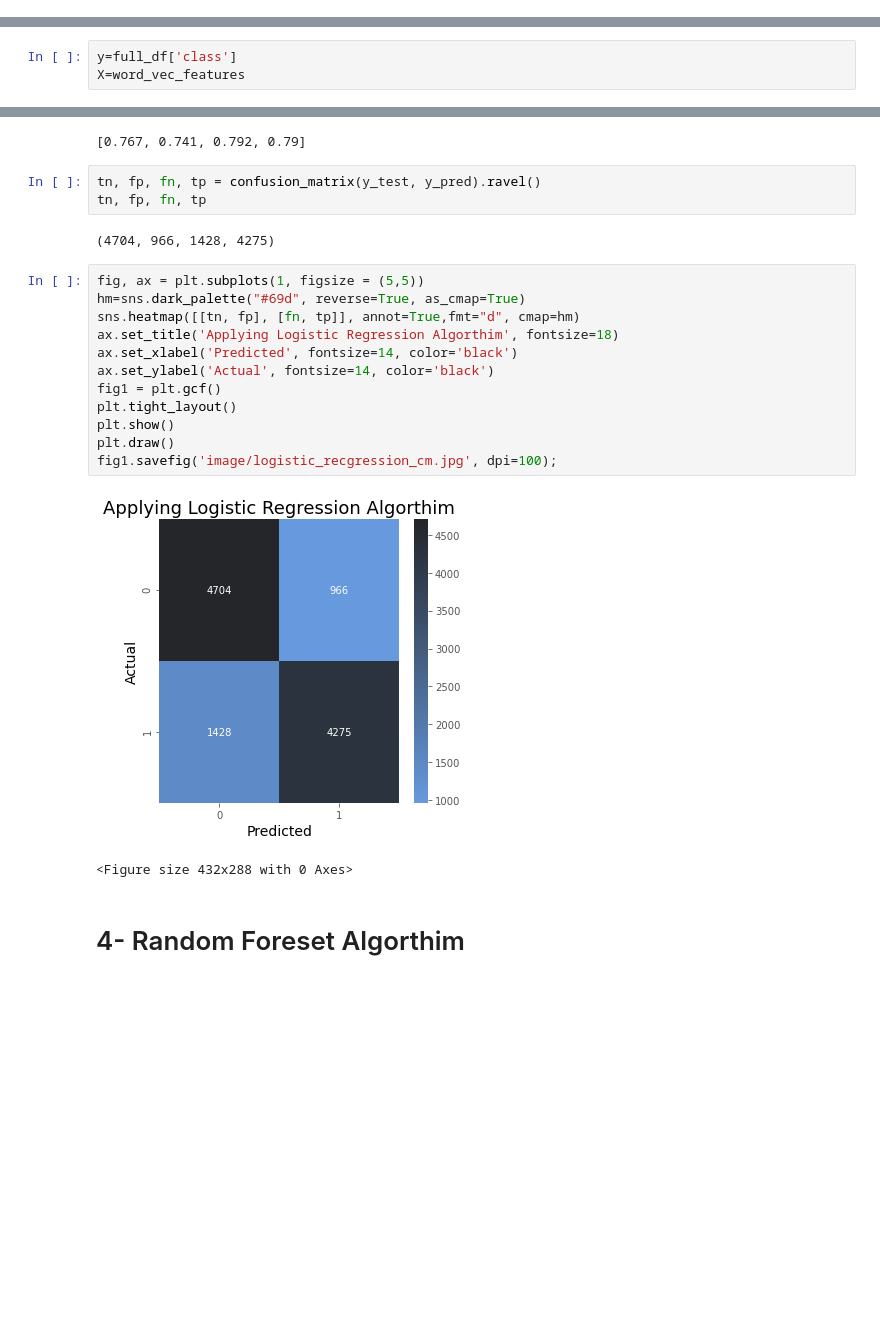
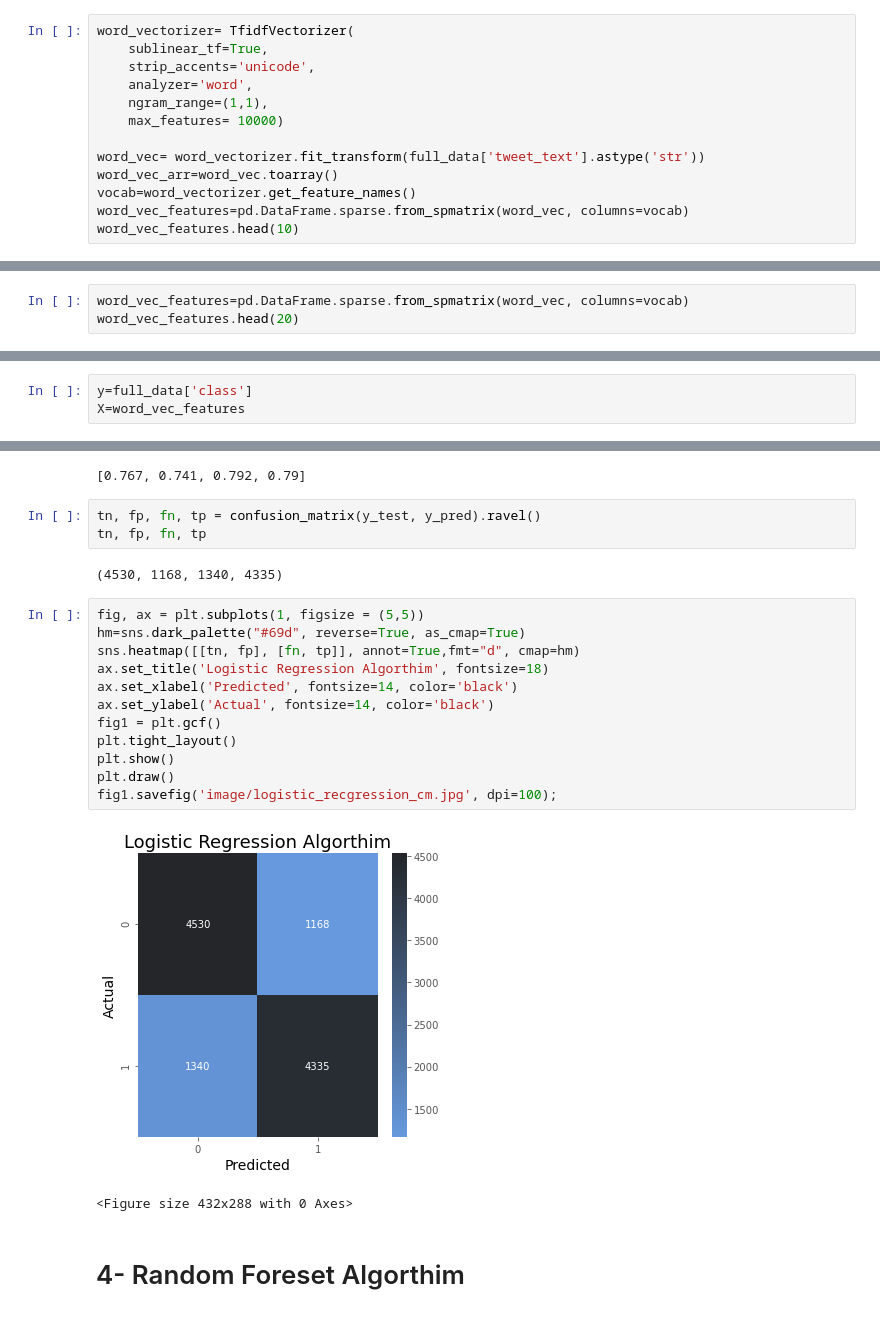
Before and after one commit to marwahfaraj/Arabic-twittes-sentiment-analysis, a Jupyter notebook: capstone2.ipynb, the cells around one changed output, grey strips where cells are left out. Saved outputs shown, nothing was run; the diff lists cells and outputs as text; blank space fills up the shorter version.

```diff
--- a/capstone2.ipynb
+++ b/capstone2.ipynb
@@ -761,0 +731,13 @@ word_vec_features.head(10)
+# %%
+word_vectorizer= TfidfVectorizer(
+    sublinear_tf=True,
+    strip_accents='unicode',
+    analyzer='word',
+    ngram_range=(1,1),
+    max_features= 10000)
+
+word_vec= word_vectorizer.fit_transform(full_data['tweet_text'].astype('str'))
+word_vec_arr=word_vec.toarray()
+vocab=word_vectorizer.get_feature_names()
+word_vec_features=pd.DataFrame.sparse.from_spmatrix(word_vec, columns=vocab)
+word_vec_features.head(10)
@@ -761,0 +757,3 @@ word_vec_features.head(10)
+# %%
+word_vec_features=pd.DataFrame.sparse.from_spmatrix(word_vec, columns=vocab)
+word_vec_features.head(20)
@@ -772,7 +789,7 @@ type(word_vectorizer)
 # %% [output]
 sklearn.feature_extraction.text.TfidfVectorizer
 # %%
-y=full_df['class']
+y=full_data['class']
 X=word_vec_features
 # %%
 X.shape, y.shape
@@ -879,21 +913,21 @@ scores
 tn, fp, fn, tp = confusion_matrix(y_test, y_pred).ravel()
 tn, fp, fn, tp
 # %% [output]
-(4704, 966, 1428, 4275)
+(4530, 1168, 1340, 4335)
 # %%
 fig, ax = plt.subplots(1, figsize = (5,5))
 hm=sns.dark_palette("#69d", reverse=True, as_cmap=True)
 sns.heatmap([[tn, fp], [fn, tp]], annot=True,fmt="d", cmap=hm)
-ax.set_title('Applying Logistic Regression Algorthim', fontsize=18)
+ax.set_title('Logistic Regression Algorthim', fontsize=18)
 ax.set_xlabel('Predicted', fontsize=14, color='black')
 ax.set_ylabel('Actual', fontsize=14, color='black')
 fig1 = plt.gcf()
 plt.tight_layout()
 plt.show()
 plt.draw()
 fig1.savefig('image/logistic_recgression_cm.jpg', dpi=100);
 # %% [output]
-[figure, old version]
+[figure, new version]
 <Figure size 432x288 with 0 Axes>
 # %% [markdown]
 # 4- Random Foreset Algorthim
```
Also changed, not shown: parts of 31 cells of this notebook, 6 other files.
